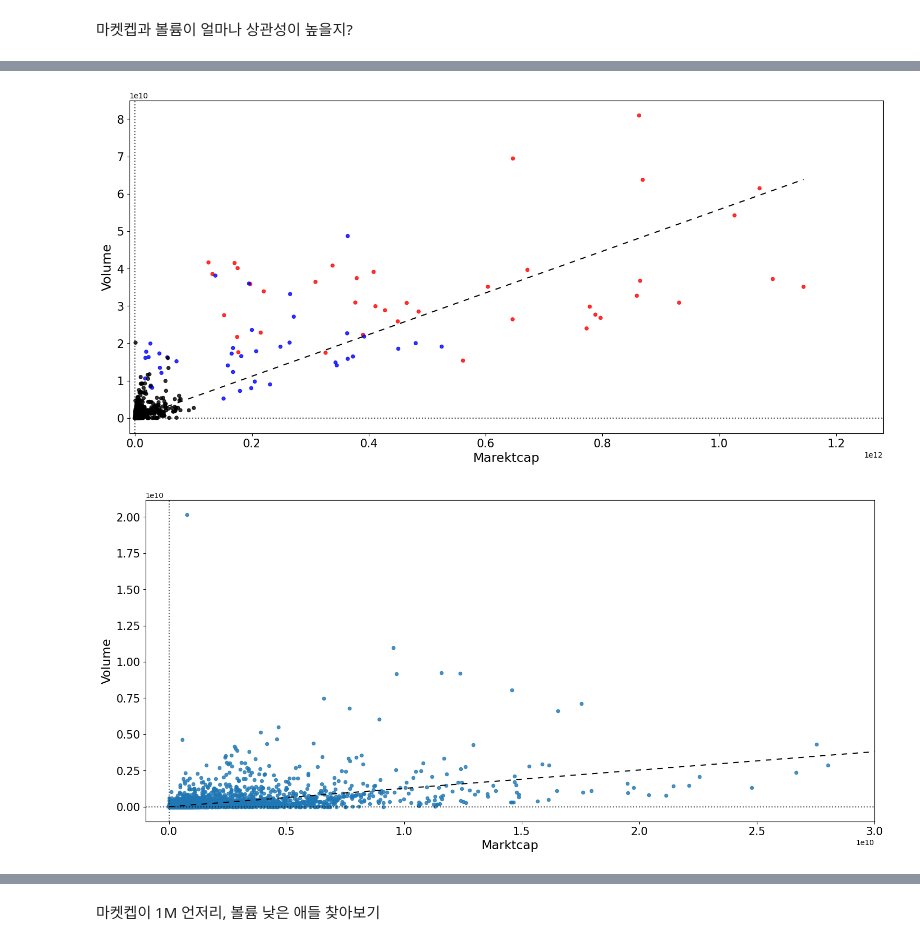
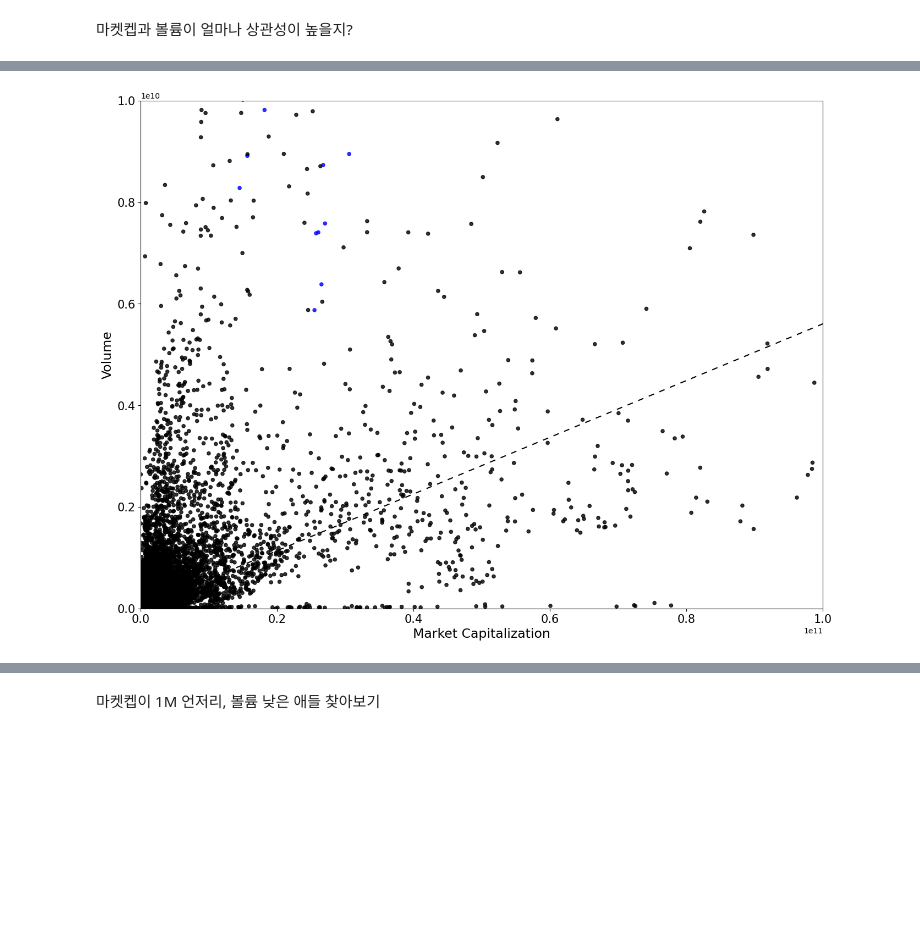
Before and after one commit to Jack-ryu/crypto_paper, a Jupyter notebook: ryu_crypto_paper/mktcap_volume_reg.ipynb, the cells around one changed output, grey strips where cells are left out. Saved outputs shown, nothing was run; the diff lists cells and outputs as text; code cells hidden in the pictures; blank space fills up the shorter version.

```diff
--- a/ryu_crypto_paper/mktcap_volume_reg.ipynb
+++ b/ryu_crypto_paper/mktcap_volume_reg.ipynb
@@ -42,6 +26,6 @@ mask = data_pp.mask.loc[start_from:]
 # %%
-mktcap_res = mktcap.resample('MS').mean()
-vol_res = vol.resample('MS').mean()
+mktcap_res = mktcap.resample('W').mean()
+vol_res = vol.resample('W').mean()
 
 m = mktcap_res.melt()
 v = vol_res.melt()
@@ -66,53 +86,26 @@ concat_df
 # %%
 # 빨강은 BTC, 파랑은 이더리움
 colors = ['red' if i == '1' else ('blue' if i == '1027' else 'black') for i in concat_df['id']]
 
 concat_df.plot(kind='scatter',
                x='mktcap',
                y='vol',
-               figsize=(18,8),
+               figsize=(16,12),
                fontsize=15,
                alpha=0.8,
                c=colors)
 
 # Fit a linear regression model to the data
 m, b = np.polyfit(concat_df['mktcap'], concat_df['vol'], 1)
 
 x = np.linspace(concat_df['mktcap'].min(), concat_df['mktcap'].max(), 100)
 y = m * x + b
 
 plt.plot(x, y, c='k', ls='--', dashes=[5, 5])
-plt.xlabel('Marektcap', fontsize=17)
+plt.xlabel('Market Capitalization', fontsize=17)
 plt.ylabel('Volume', fontsize=17)
-plt.xlim(-1e10, 1e12+2e11+8e10);
-plt.axhline(1_000_000, c='k', ls=':', alpha=0.7)
-plt.axvline(1_000_000, c='k', ls=':', alpha=0.7);
+
+plt.xlim(0,(1e12*0.10))
+plt.ylim(0,(1e11*0.1));
 # %% [output]
-[figure, old version]
+[figure, new version]
-# %%
-# 비트코인, 이더는 제거
-exclude_major = concat_df.loc[~concat_df.id.isin(['1', '1027', '52', '1839', '2010', '74', '5426', '5015', "6636", "1831"])] # 52리플, 1839 BNB,  2010 ADA
-
-#colors = ['red' if i == '1027' else 'blue' for i in exclude_btc['id']]
-
-exclude_major.plot(kind='scatter',
-               x='mktcap',
-               y='vol',
-               figsize=(18,8),
-               fontsize=15,
-               alpha=0.8)
-
-# Fit a linear regression model to the data
-m, b = np.polyfit(exclude_major['mktcap'], exclude_major['vol'], 1)
-
-x = np.linspace(exclude_major['mktcap'].min(), exclude_major['mktcap'].max(), 100)
-y = m * x + b
-
-plt.plot(x, y, c='k', ls='--', dashes=[5, 5])
-plt.xlabel('Marktcap', fontsize=17)
-plt.ylabel('Volume', fontsize=17)
-plt.xlim(-1e9, 3e10);
-plt.axhline(1_000_000, c='k', ls=':', alpha=0.7)
-plt.axvline(1_000_000, c='k', ls=':', alpha=0.7);
-# %% [output]
-[figure, removed]
```
Also changed, not shown: parts of 10 cells of this notebook, 20 other files.
